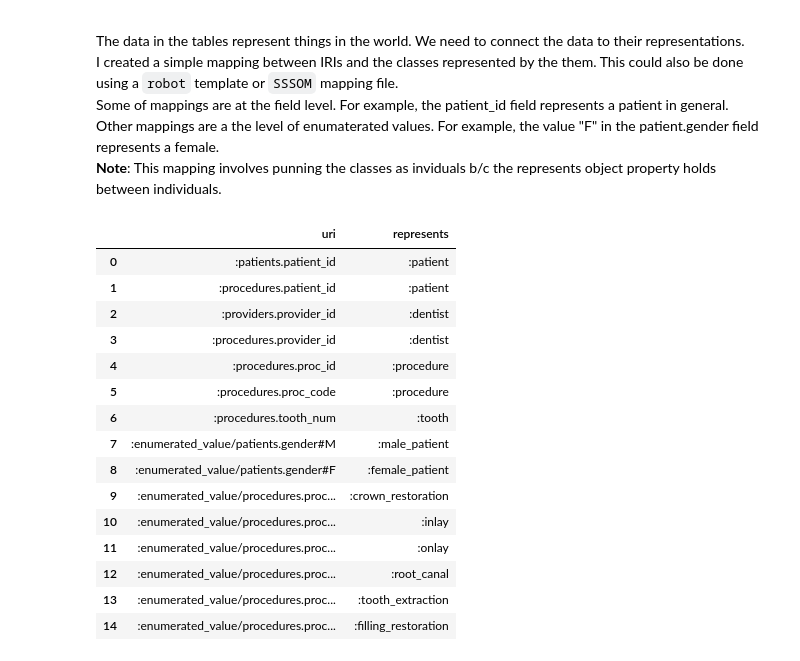
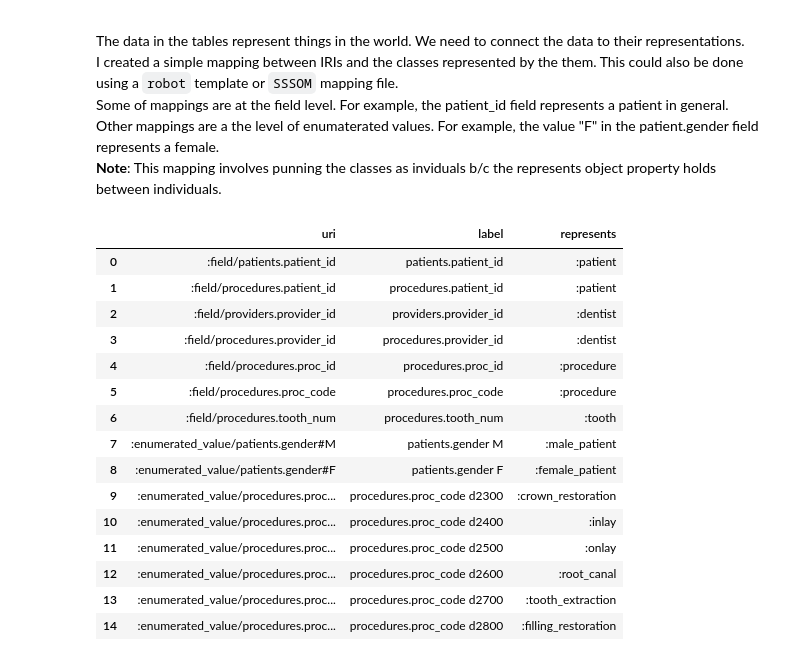
Before and after one commit to wdduncan/test-data-field-punning, a Jupyter notebook: notebooks/schema_demo.ipynb, the cells around one changed output. Drawn from its saved outputs; the diff is of its cells as text; code cells hidden in the pictures.

```diff
--- a/notebooks/schema_demo.ipynb
+++ b/notebooks/schema_demo.ipynb
@@ -85,7 +85,8 @@ def add_table_metadata_to_graph(table: pds.DataFrame,
 
     # add each of the tables fields to graph as instances of fields
     for field_name in table.columns:
-        uri = URIRef(field_ns[f'/{table_name}.{field_name}'])
+        field_name = f'{table_name}.{field_name}' # prepend table name to field name
+        uri = URIRef(field_ns[f'/{field_name}'])
         graph = add_spo(graph, uri, RDF.type, field_ns)
         grpah = add_spo(graph, uri, property_ns.member_of, table_uri)
         graph = add_spv(graph, uri, RDFS.label, field_name)
@@ -98,9 +99,11 @@ def add_enums_to_graph(enums: List,
                        graph: Graph,
                        enum_ns: Namespace,
                        base_ns: Namespace) -> Graph:
+
+    field_name = f'{table_name}.{field_name}' # prepend table name to field name
     for enum in enums:
         # build uri
-        uri = URIRef(enum_ns[f'/{table_name}.{field_name}#{enum}'])
+        uri = URIRef(enum_ns[f'/{field_name}#{enum}'])
 
         # add instances
         # Note: the literal value is added to the graph as well
@@ -109,7 +112,7 @@ def add_enums_to_graph(enums: List,
         graph = add_spv(graph, uri, RDFS.label, f'{field_name} {enum}')
 
         # enums constrain values in fields, so add this informaton the graph
-        field = base_ns[f'/field/{table_name}.{field_name}']
+        field = base_ns[f'/field/{field_name}']
         graph = add_spo(graph, uri, base_ns.defines_values_in, field)
 
     return graph
@@ -225,25 +230,28 @@ for idx, iri, entity in pds.read_csv('../data/data_representations.csv').itertup
 # %%
 q = """
 prefix : <https://data-field-punning.owl/>
-select ?uri ?represents where {
-    ?uri :represents ?represents
+select ?uri ?label ?represents where {
+    ?uri :represents ?represents .
+    optional {
+      ?uri rdfs:label ?label
+    }
 }
 """
 sparql_query_to_df(q, g)
 # %% [output]
-|  | uri | represents |
-| 0 | :patients.patient_id | :patient |
-| 1 | :procedures.patient_id | :patient |
-| 2 | :providers.provider_id | :dentist |
-| 3 | :procedures.provider_id | :dentist |
-| 4 | :procedures.proc_id | :procedure |
-| 5 | :procedures.proc_code | :procedure |
-| 6 | :procedures.tooth_num | :tooth |
-| 7 | :enumerated_value/patients.gender#M | :male_patient |
-| 8 | :enumerated_value/patients.gender#F | :female_patient |
-| 9 | :enumerated_value/procedures.proc... | :crown_restoration |
-| 10 | :enumerated_value/procedures.proc... | :inlay |
-| 11 | :enumerated_value/procedures.proc... | :onlay |
-| 12 | :enumerated_value/procedures.proc... | :root_canal |
-| 13 | :enumerated_value/procedures.proc... | :tooth_extraction |
-| 14 | :enumerated_value/procedures.proc... | :filling_restoration |
+|  | uri | label | represents |
+| 0 | :field/patients.patient_id | patients.patient_id | :patient |
+| 1 | :field/procedures.patient_id | procedures.patient_id | :patient |
+| 2 | :field/providers.provider_id | providers.provider_id | :dentist |
+| 3 | :field/procedures.provider_id | procedures.provider_id | :dentist |
+| 4 | :field/procedures.proc_id | procedures.proc_id | :procedure |
+| 5 | :field/procedures.proc_code | procedures.proc_code | :procedure |
+| 6 | :field/procedures.tooth_num | procedures.tooth_num | :tooth |
+| 7 | :enumerated_value/patients.gender#M | patients.gender M | :male_patient |
+| 8 | :enumerated_value/patients.gender#F | patients.gender F | :female_patient |
+| 9 | :enumerated_value/procedures.proc... | procedures.proc_code d2300 | :crown_restoration |
+| 10 | :enumerated_value/procedures.proc... | procedures.proc_code d2400 | :inlay |
+| 11 | :enumerated_value/procedures.proc... | procedures.proc_code d2500 | :onlay |
+| 12 | :enumerated_value/procedures.proc... | procedures.proc_code d2600 | :root_canal |
+| 13 | :enumerated_value/procedures.proc... | procedures.proc_code d2700 | :tooth_extraction |
+| 14 | :enumerated_value/procedures.proc... | procedures.proc_code d2800 | :filling_restoration |
```
Also changed, not shown: parts of 5 cells of this notebook, 2 other files.
